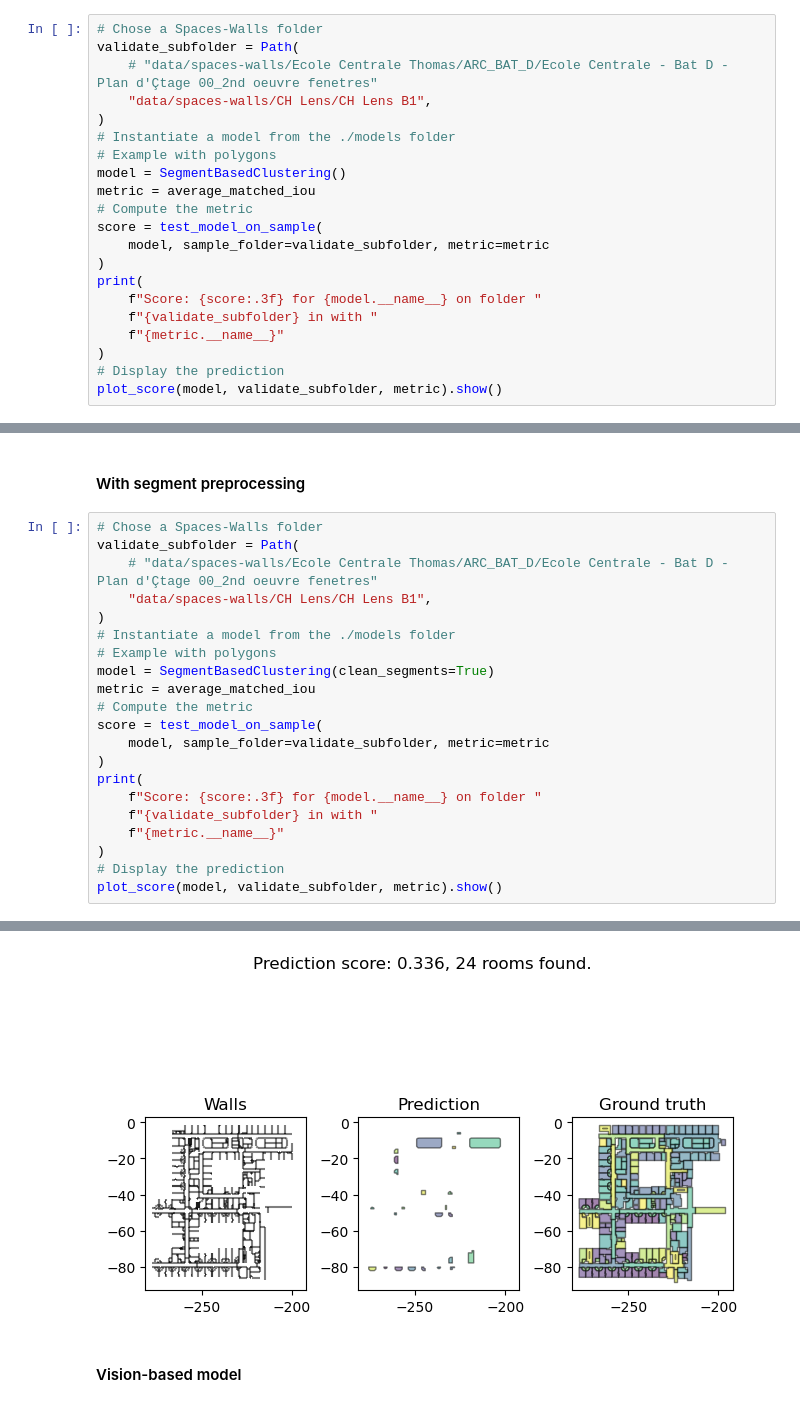
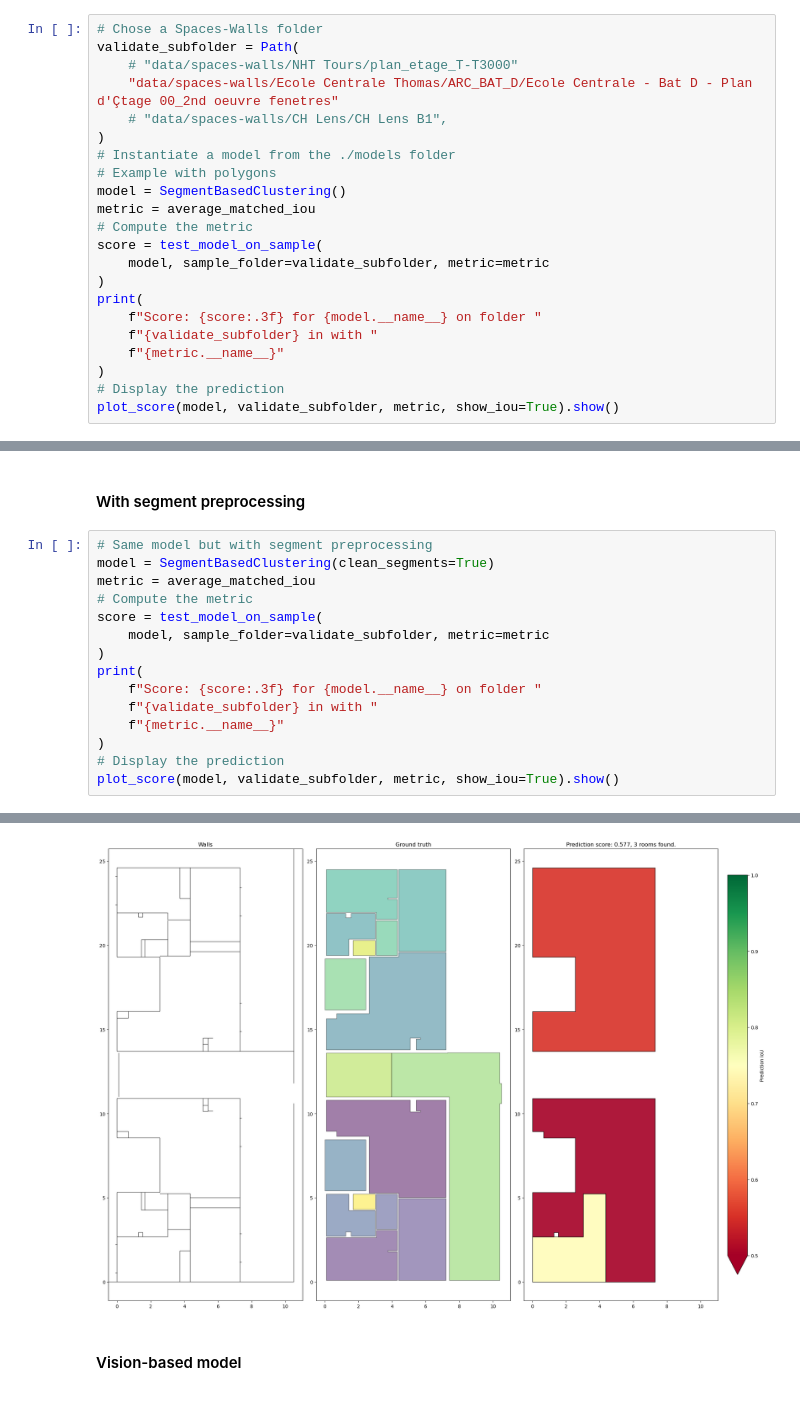
Before and after one commit to waddason/CapstoneContour, a Jupyter notebook: howto.ipynb, the cells around one changed output, grey strips where cells are left out. Drawn from its saved outputs; the diff is of its cells as text.

```diff
--- a/howto.ipynb
+++ b/howto.ipynb
@@ -122,8 +124,9 @@ y_pred
 # %%
 # Chose a Spaces-Walls folder
 validate_subfolder = Path(
-    # "data/spaces-walls/Ecole Centrale Thomas/ARC_BAT_D/Ecole Centrale - Bat D - Plan d'Çtage 00_2nd oeuvre fenetres"
-    "data/spaces-walls/CH Lens/CH Lens B1",
+    # "data/spaces-walls/NHT Tours/plan_etage_T-T3000"
+    "data/spaces-walls/Ecole Centrale Thomas/ARC_BAT_D/Ecole Centrale - Bat D - Plan d'Çtage 00_2nd oeuvre fenetres"
+    # "data/spaces-walls/CH Lens/CH Lens B1",
 )
 # Instantiate a model from the ./models folder
 # Example with polygons
@@ -139,5 +142,5 @@ print(
     f"{metric.__name__}"
 )
 # Display the prediction
-plot_score(model, validate_subfolder, metric).show()
+plot_score(model, validate_subfolder, metric, show_iou=True).show()
 # %% [output]
@@ -146,13 +149,7 @@ Score: 0.735 for SegmentBasedClustering on folder data/spaces-walls/CH Lens/CH L
 # %% [markdown]
 #### With segment preprocessing
 # %%
-# Chose a Spaces-Walls folder
-validate_subfolder = Path(
-    # "data/spaces-walls/Ecole Centrale Thomas/ARC_BAT_D/Ecole Centrale - Bat D - Plan d'Çtage 00_2nd oeuvre fenetres"
-    "data/spaces-walls/CH Lens/CH Lens B1",
-)
-# Instantiate a model from the ./models folder
-# Example with polygons
+# Same model but with segment preprocessing
 model = SegmentBasedClustering(clean_segments=True)
 metric = average_matched_iou
 # Compute the metric
@@ -165,5 +162,5 @@ print(
     f"{metric.__name__}"
 )
 # Display the prediction
-plot_score(model, validate_subfolder, metric).show()
+plot_score(model, validate_subfolder, metric, show_iou=True).show()
 # %% [output]
@@ -171,4 +168,4 @@ Score: 0.336 for SegmentBasedClustering on folder data/spaces-walls/CH Lens/CH L
-[figure, old version]
+[figure, new version]
 # %% [markdown]
 #### Vision-based model
 # %%
```
Also changed, not shown: parts of 15 cells of this notebook, 4 other files.
